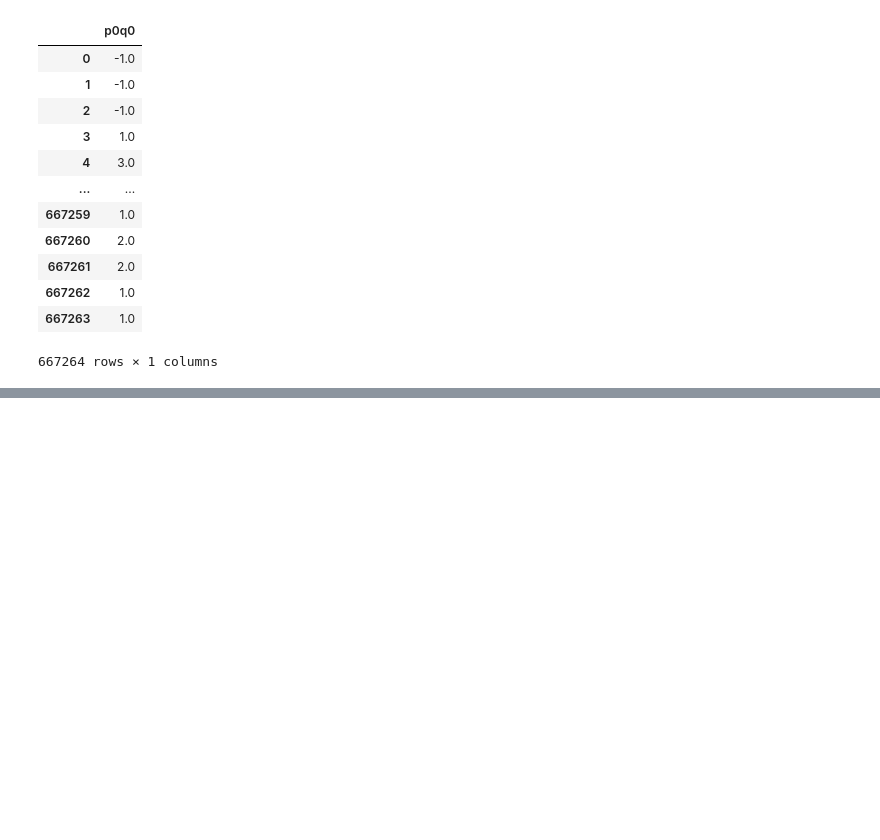
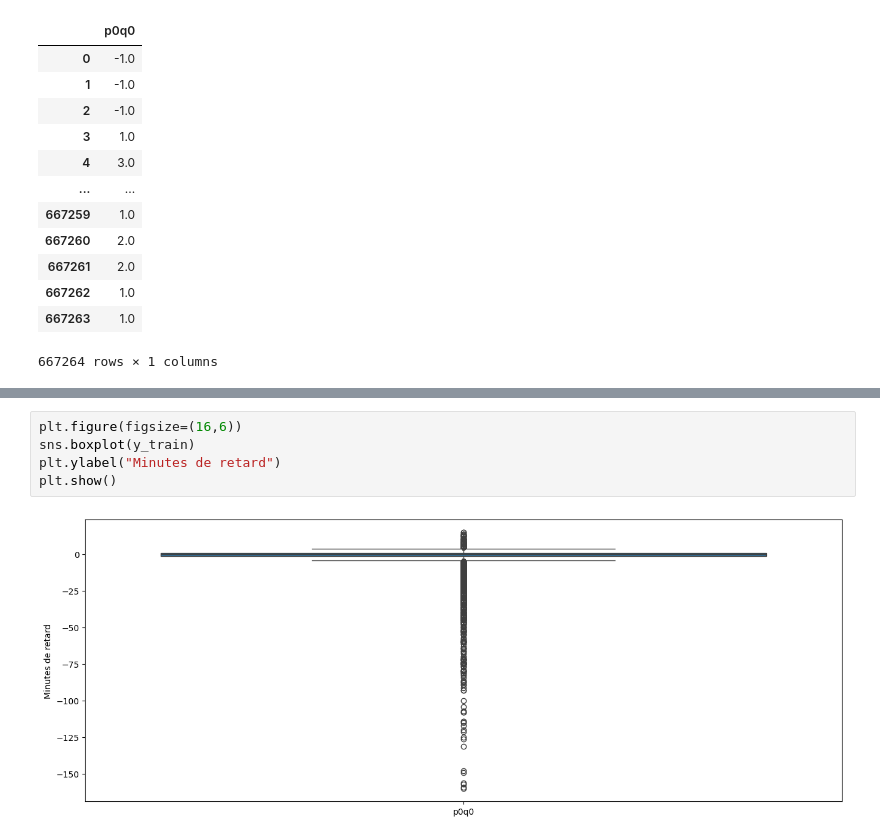
Before and after one commit to motawassimlahmadi/SNCF_DataChallenge166, a Jupyter notebook: notebooks/experiment.ipynb, the cells around one changed output, grey strips where cells are left out. Saved outputs shown, nothing was run; the diff lists cells and outputs as text; blank space fills up the shorter version.

```diff
--- a/notebooks/experiment.ipynb
+++ b/notebooks/experiment.ipynb
@@ -237,0 +265,7 @@ y_train
+# %%
+plt.figure(figsize=(16,6))
+sns.boxplot(y_train)
+plt.ylabel("Minutes de retard")
+plt.show()
+# %% [output]
+[figure, added]
```
Also changed, not shown: parts of 8 cells of this notebook, 1 other file.
